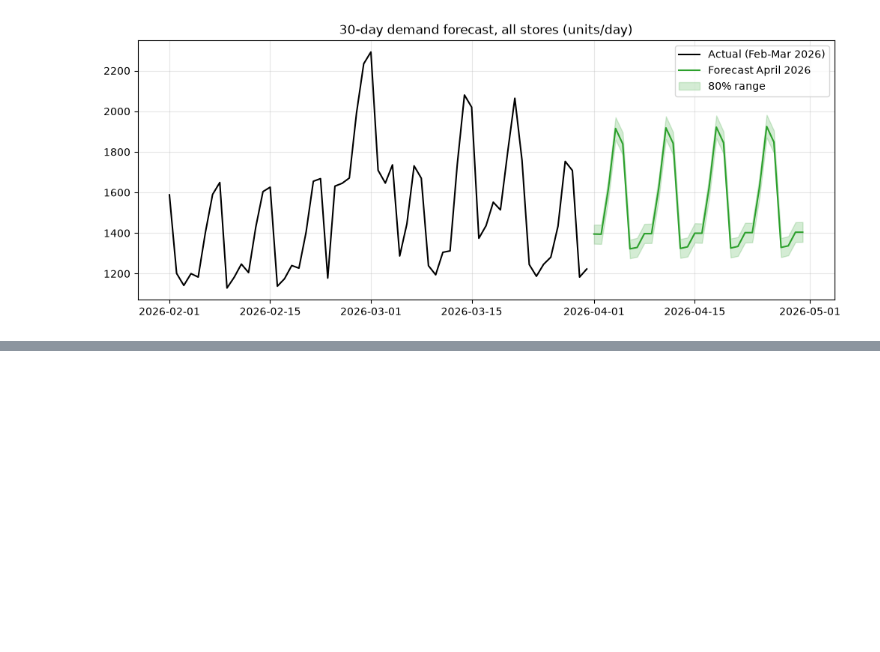
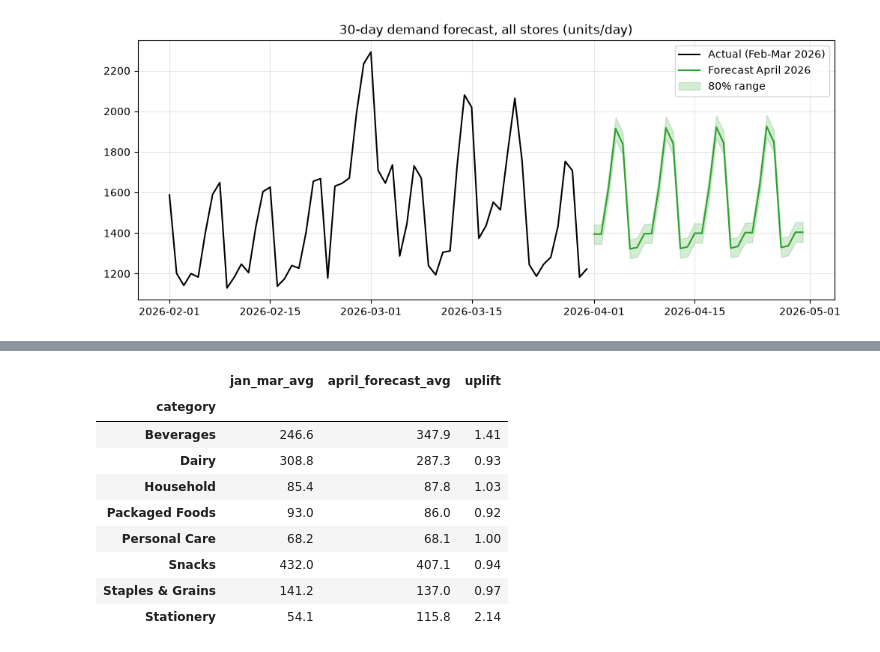
Before and after one commit to gauriverse/StockWise, a Jupyter notebook: notebooks/03_forecasting.ipynb, the cells around one changed output, grey strips where cells are left out. Cells and saved outputs as stored; diff of their text form; code cells hidden in the pictures; blank space fills up the shorter version.

```diff
--- a/notebooks/03_forecasting.ipynb
+++ b/notebooks/03_forecasting.ipynb
@@ -252,0 +261,13 @@ fc.reset_index().to_csv(ROOT / "data" / "forecast_next30.csv", index=False)
+# %%
+X_tr = make_features(cat_daily[:"2025-12-31"].index)
+X_te = make_features(cat_daily["2026-01-01":].index)
+bt = []
+for c in cats:
+    m = sm.GLM(cat_daily.loc[:"2025-12-31", c].astype(float).values, X_tr,
+               family=sm.families.Poisson()).fit()
+    p = m.predict(X_te)
+    a = cat_daily.loc["2026-01-01":, c].values
+    bt.append({"category": c,
+               "WAPE %": round(100 * np.abs(p - a).sum() / a.sum(), 1),
+               "Bias %": round(100 * (p - a).sum() / a.sum(), 1)})
+pd.DataFrame(bt).set_index("category")
@@ -252,0 +285,23 @@ fc.reset_index().to_csv(ROOT / "data" / "forecast_next30.csv", index=False)
+# %%
+X_all = make_features(cat_daily.index)
+X_future = make_features(future)          # April 2026, defined in Cell 12
+rows = []
+for c in cats:
+    m = sm.GLM(cat_daily[c].astype(float).values, X_all, family=sm.families.Poisson()).fit()
+    april = pd.Series(m.predict(X_future)).mean()
+    recent = cat_daily.loc["2026-01-01":, c].mean()
+    rows.append({"category": c, "jan_mar_avg": round(recent, 1),
+                 "april_forecast_avg": round(april, 1), "uplift": round(april / recent, 2)})
+uplift = pd.DataFrame(rows).set_index("category")
+uplift
+# %% [output]
+|  | jan_mar_avg | april_forecast_avg | uplift |
+| category |  |  |  |
+| Beverages | 246.6 | 347.9 | 1.41 |
+| Dairy | 308.8 | 287.3 | 0.93 |
+| Household | 85.4 | 87.8 | 1.03 |
+| Packaged Foods | 93.0 | 86.0 | 0.92 |
+| Personal Care | 68.2 | 68.1 | 1.00 |
+| Snacks | 432.0 | 407.1 | 0.94 |
+| Staples & Grains | 141.2 | 137.0 | 0.97 |
+| Stationery | 54.1 | 115.8 | 2.14 |
```
Also changed, not shown: parts of 5 cells of this notebook, 2 other files.
